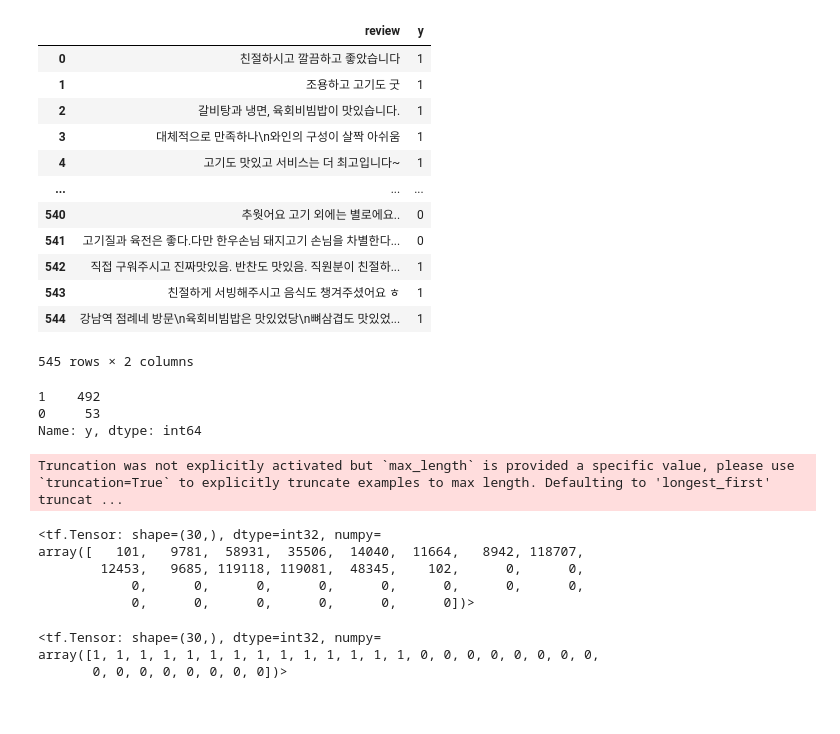
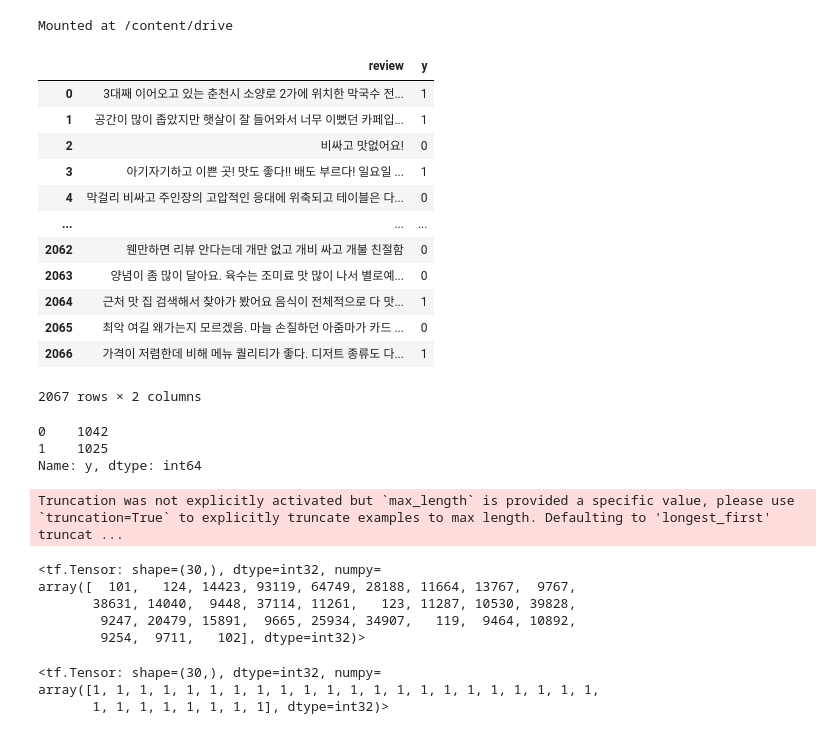
Before and after one commit to SubinOk/cafein, a Jupyter notebook: modeling/SentimentAnalysis_bert.ipynb, the cells around one changed output. Cells and saved outputs as stored; diff of their text form; code cells hidden in the pictures.

```diff
--- a/modeling/SentimentAnalysis_bert.ipynb
+++ b/modeling/SentimentAnalysis_bert.ipynb
@@ -5,30 +25,37 @@ import tensorflow as tf
 from transformers import BertTokenizer, TFBertModel
 import warnings
 warnings.filterwarnings('ignore')
+# %%
+# 코랩 사용 시 구글 드라이브 연결
+from google.colab import drive
+drive.mount('/content/drive')
+# %% [output]
+Mounted at /content/drive
 # %%
-df = pd.read_csv('./data/food_review_data.csv')
+# df = pd.read_csv('./data/review_data_f.csv')
+df = pd.read_csv('/content/drive/MyDrive/공장/review_data_f.csv')
 df = df[['review', 'y']]
 # df.rename(columns={'review':'0', 'y':'1'}, inplace=True)
 df
 # %% [output]
 |  | review | y |
-| 0 | 친절하시고 깔끔하고 좋았습니다 | 1 |
-| 1 | 조용하고 고기도 굿 | 1 |
-| 2 | 갈비탕과 냉면, 육회비빔밥이 맛있습니다. | 1 |
-| 3 | 대체적으로 만족하나\n와인의 구성이 살짝 아쉬움 | 1 |
-| 4 | 고기도 맛있고 서비스는 더 최고입니다~ | 1 |
+| 0 | 3대째 이어오고 있는 춘천시 소양로 2가에 위치한 막국수 전... | 1 |
+| 1 | 공간이 많이 좁았지만 햇살이 잘 들어와서 너무 이뻤던 카페입... | 1 |
+| 2 | 비싸고 맛없어요! | 0 |
+| 3 | 아기자기하고 이쁜 곳! 맛도 좋다!! 배도 부르다! 일요일 ... | 1 |
+| 4 | 막걸리 비싸고 주인장의 고압적인 응대에 위축되고 테이블은 다... | 0 |
 | ... | ... | ... |
-| 540 | 추웟어요 고기 외에는 별로에요.. | 0 |
-| 541 | 고기질과 육전은 좋다.다만 한우손님 돼지고기 손님을 차별한다... | 0 |
-| 542 | 직접 구워주시고 진짜맛있음. 반찬도 맛있음. 직원분이 친절하... | 1 |
-| 543 | 친절하게 서빙해주시고 음식도 챙겨주셨어요 ㅎ | 1 |
-| 544 | 강남역 점례네 방문\n육회비빔밥은 맛있었당\n뼈삼겹도 맛있었... | 1 |
+| 2062 | 웬만하면 리뷰 안다는데 개만 없고 개비 싸고 개불 친절함 | 0 |
+| 2063 | 양념이 좀 많이 달아요. 육수는 조미료 맛 많이 나서 별로예... | 0 |
+| 2064 | 근처 맛 집 검색해서 찾아가 봤어요 음식이 전체적으로 다 맛... | 1 |
+| 2065 | 최악 여길 왜가는지 모르겠음. 마늘 손질하던 아줌마가 카드 ... | 0 |
+| 2066 | 가격이 저렴한데 비해 메뉴 퀄리티가 좋다. 디저트 종류도 다... | 1 |
-545 rows × 2 columns
+2067 rows × 2 columns
 # %%
 df['y'].value_counts()
 # %% [output]
-1    492
-0     53
+0    1042
+1    1025
 Name: y, dtype: int64
 # %%
 # 미리 학습된 토크나이저 불러오기
@@ -57,17 +84,17 @@ Truncation was not explicitly activated but `max_length` is provided a specific
 tokenized_sents[0][0]
 # %% [output]
 <tf.Tensor: shape=(30,), dtype=int32, numpy=
-array([   101,   9781,  58931,  35506,  14040,  11664,   8942, 118707,
-        12453,   9685, 119118, 119081,  48345,    102,      0,      0,
-            0,      0,      0,      0,      0,      0,      0,      0,
-            0,      0,      0,      0,      0,      0])>
+array([  101,   124, 14423, 93119, 64749, 28188, 11664, 13767,  9767,
+       38631, 14040,  9448, 37114, 11261,   123, 11287, 10530, 39828,
+        9247, 20479, 15891,  9665, 25934, 34907,   119,  9464, 10892,
+        9254,  9711,   102], dtype=int32)>
 # %%
 # 첫번째 리뷰의 attention mask
 tokenized_sents[1][0]
 # %% [output]
 <tf.Tensor: shape=(30,), dtype=int32, numpy=
-array([1, 1, 1, 1, 1, 1, 1, 1, 1, 1, 1, 1, 1, 1, 0, 0, 0, 0, 0, 0, 0, 0,
-       0, 0, 0, 0, 0, 0, 0, 0])>
+array([1, 1, 1, 1, 1, 1, 1, 1, 1, 1, 1, 1, 1, 1, 1, 1, 1, 1, 1, 1, 1, 1,
+       1, 1, 1, 1, 1, 1, 1, 1], dtype=int32)>
 # %%
 model = TFBertModel.from_pretrained('bert-base-multilingual-cased', output_hidden_states = True)
 # %% [output]
```
Also changed, not shown: parts of 10 cells of this notebook.
